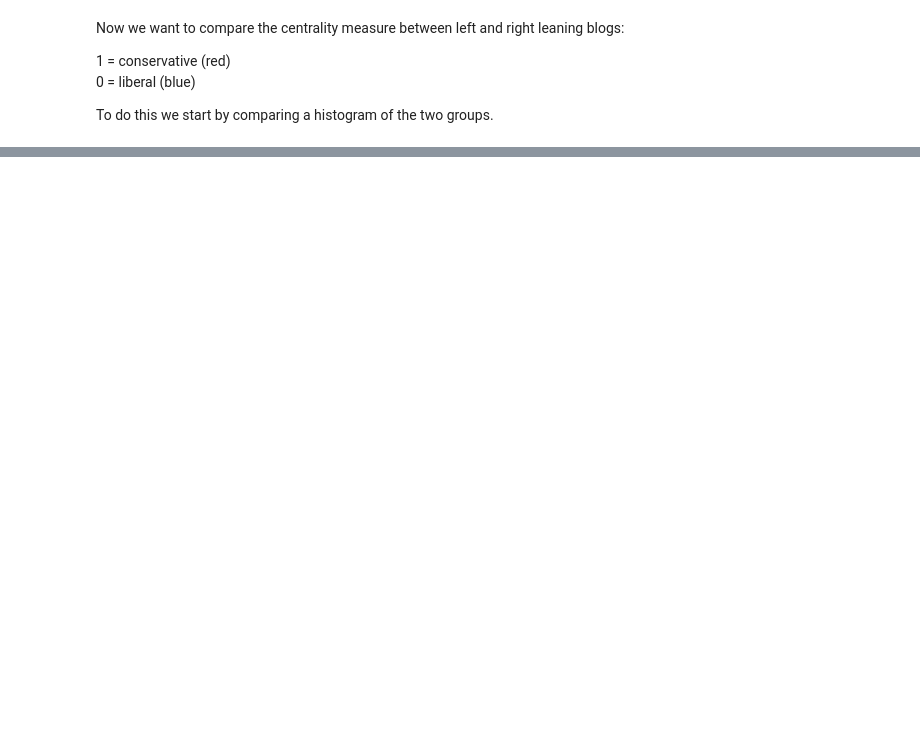
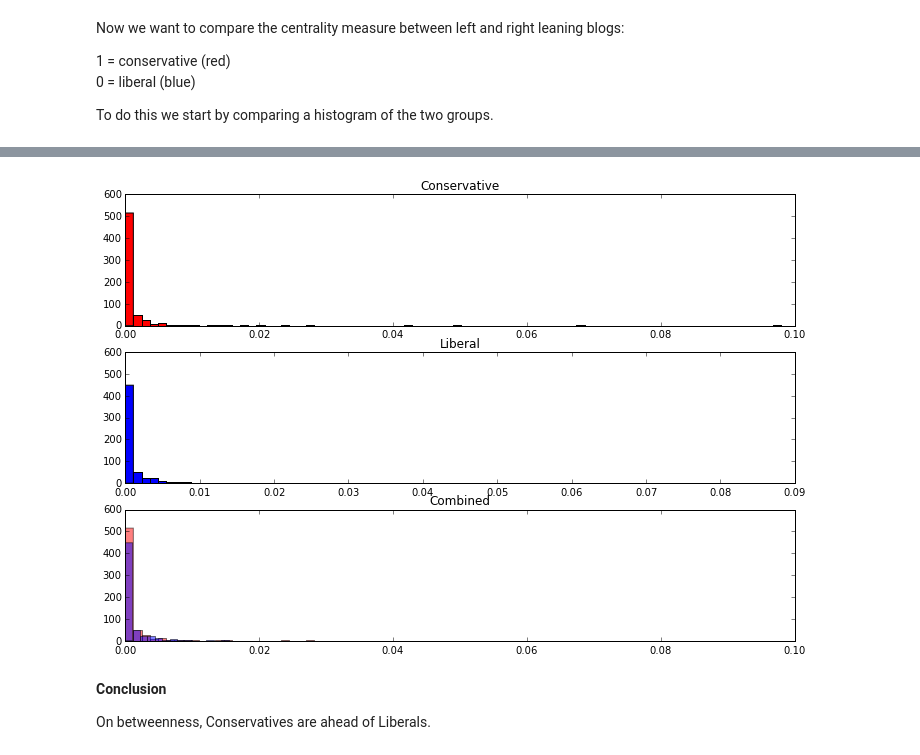
Before and after one commit to ajp619/is620_campaign-finance, a Jupyter notebook: Project Wk4.ipynb, the cells around one changed output, grey strips where cells are left out. Drawn from its saved outputs; the diff is of its cells as text; code cells hidden in the pictures; blank space fills up the shorter version.

```diff
--- a/Project Wk4.ipynb
+++ b/Project Wk4.ipynb
@@ -198,0 +234,7 @@ From a qualitative perspective, they look to be very similar.
+# %%
+# Let us now calculate betweenness
+b=nx.betweenness_centrality(g)
+bs=sorted_map(b)
+
+# Display top-10
+prn(g, bs, 10)
@@ -198,0 +396,28 @@ From a qualitative perspective, they look to be very similar.
+# %%
+b = 80
+maxy = 600
+fig, ax = plt.subplots(3, 1, figsize=(12, 8))
+ax[0].hist([j for (i, j) in bs if g.node[i]['value'] == 1],
+           bins=b, color='red')
+ax[0].set_ylim([0, maxy])
+ax[0].set_title("Conservative")
+
+ax[1].hist([j for (i, j) in bs if g.node[i]['value'] == 0],
+           bins=b, color='blue')
+ax[1].set_ylim([0, maxy])
+ax[1].set_title("Liberal")
+
+ax[2].hist([j for (i, j) in bs if g.node[i]['value'] == 1],
+           bins=b, color='red', alpha=0.5)
+ax[2].hist([j for (i, j) in bs if g.node[i]['value'] == 0],
+           bins=b, color='blue', alpha=0.5)
+ax[2].set_ylim([0, maxy])
+ax[2].set_title("Combined")
+
+plt.show()
+# %% [output]
+[figure, added]
+# %% [markdown]
+**Conclusion**
+
+On betweenness, Conservatives are ahead of Liberals.
```
Also changed, not shown: parts of 25 cells of this notebook.
